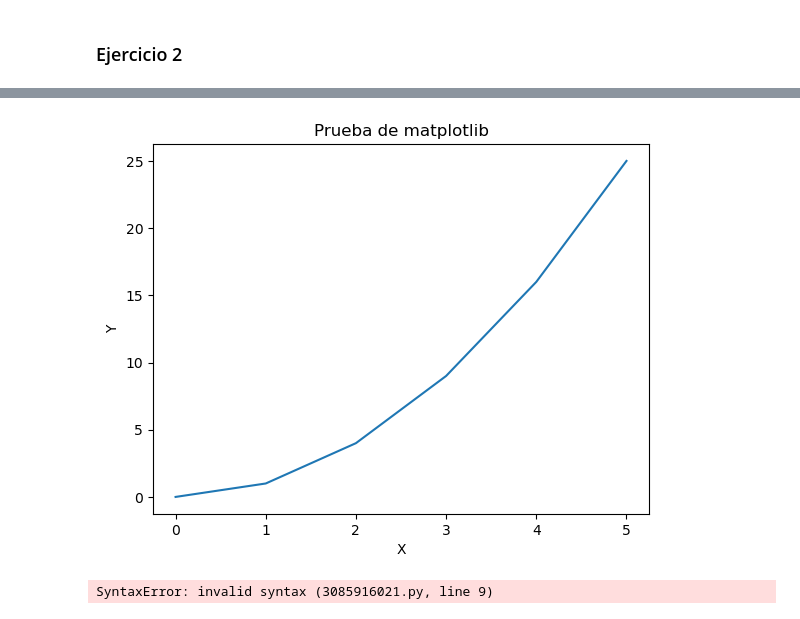
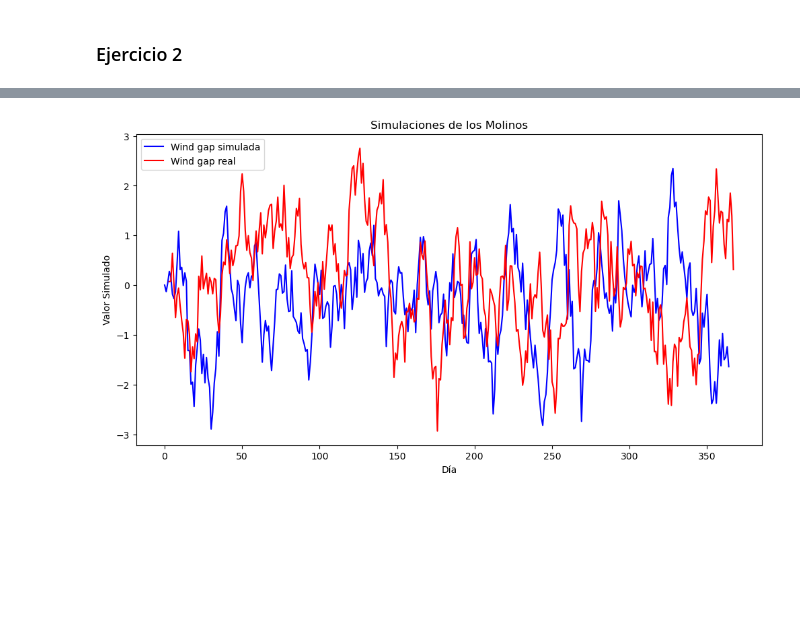
Before and after one commit to MarianoSanson/tp-viento, a Jupyter notebook: viento.ipynb, the cells around one changed output, grey strips where cells are left out. Drawn from its saved outputs; the diff is of its cells as text; code cells hidden in the pictures; blank space fills up the shorter version.

```diff
--- a/viento.ipynb
+++ b/viento.ipynb
@@ -46,6 +46,15 @@ donde:
 # %%
 def theta_function(i):
     return 6 + 2 * np.cos(2 * np.pi * i / 365)
+
+def calcular_error(Y, predicciones):
+
+    n = len(Y)
+
+    residuos = Y - predicciones
+    varianza = np.sum(residuos**2) / n
+
+    return np.sqrt(varianza)
 # %%
 datos['Y'] = datos['regional wind'].diff()  # Calcula la diferencia entre días consecutivos
 
@@ -167,7 +197,7 @@ beta: -48.37880318325385
 # %% [markdown]
 ### Ejercicio 2
 # %%
-def generar_camino(kappa, sigma, delta, T):
+def generar_viento_regional(kappa, sigma, delta, T):
     camino = np.zeros(T)
     camino[0] = theta_function(0) #Valor inicial
 
@@ -176,3 +206,13 @@ def generar_camino(kappa, sigma, delta, T):
         camino[i] = camino[i-1] + kappa * (theta_function(i) - camino[i-1]) * delta + sigma * np.sqrt(delta) * Z
 
     return camino
+
+def generar_gap_norte_sur(beta, gamma, delta, T):
+    camino = np.zeros(T)
+    camino[0] = 0 #Valor inicial
+
+    for i in range(1, T):
+        W = np.random.normal(0, 1)
+        camino[i] = camino[i-1] - beta * delta * camino[i-1] + gamma * np.sqrt(delta) * W
+
+    return camino
@@ -234,29 +252,13 @@ plt.show()
-# %%
-import matplotlib.pyplot as plt
-
-# Crear algunos datos de prueba
-x = [0, 1, 2, 3, 4, 5]
-y = [0, 1, 4, 9, 16, 25]
-
-# Graficar los datos
-plt.plot(x, y)
-plt.xlabel('X')
-plt.ylabel('Y')
-plt.title('Prueba de matplotlib')
-plt.show()
-# %% [output]
-[figure, removed]
-# %%
-#Di+1 = Di −βDi∆ + γ√∆ W
-
-def calcular_camino(beta, gamma, delta, T):
-    diferencia = np.zeros(T)
-    diferencia[0] = 0
-
-    for i in range(1, T):
-        W = np.random.normal(0, 1)
-        diferencia[i] =
-
-    return diferencia
-# %% [output]
-SyntaxError: invalid syntax (3085916021.py, line 9)
+# %%
+# Graficar las simulaciones
+plt.figure(figsize=(12, 6))
+plt.plot(simular_gap, color='blue', label='Wind gap simulada')
+plt.plot(datos["wind gap norte sur"][:T], color='red', label='Wind gap real')
+
+plt.xlabel('Día')
+plt.ylabel('Valor Simulado')
+plt.title('Simulaciones de los Molinos')
+plt.legend()
+plt.show()
+# %% [output]
+[figure, added]
```
Also changed, not shown: parts of 8 cells of this notebook.
